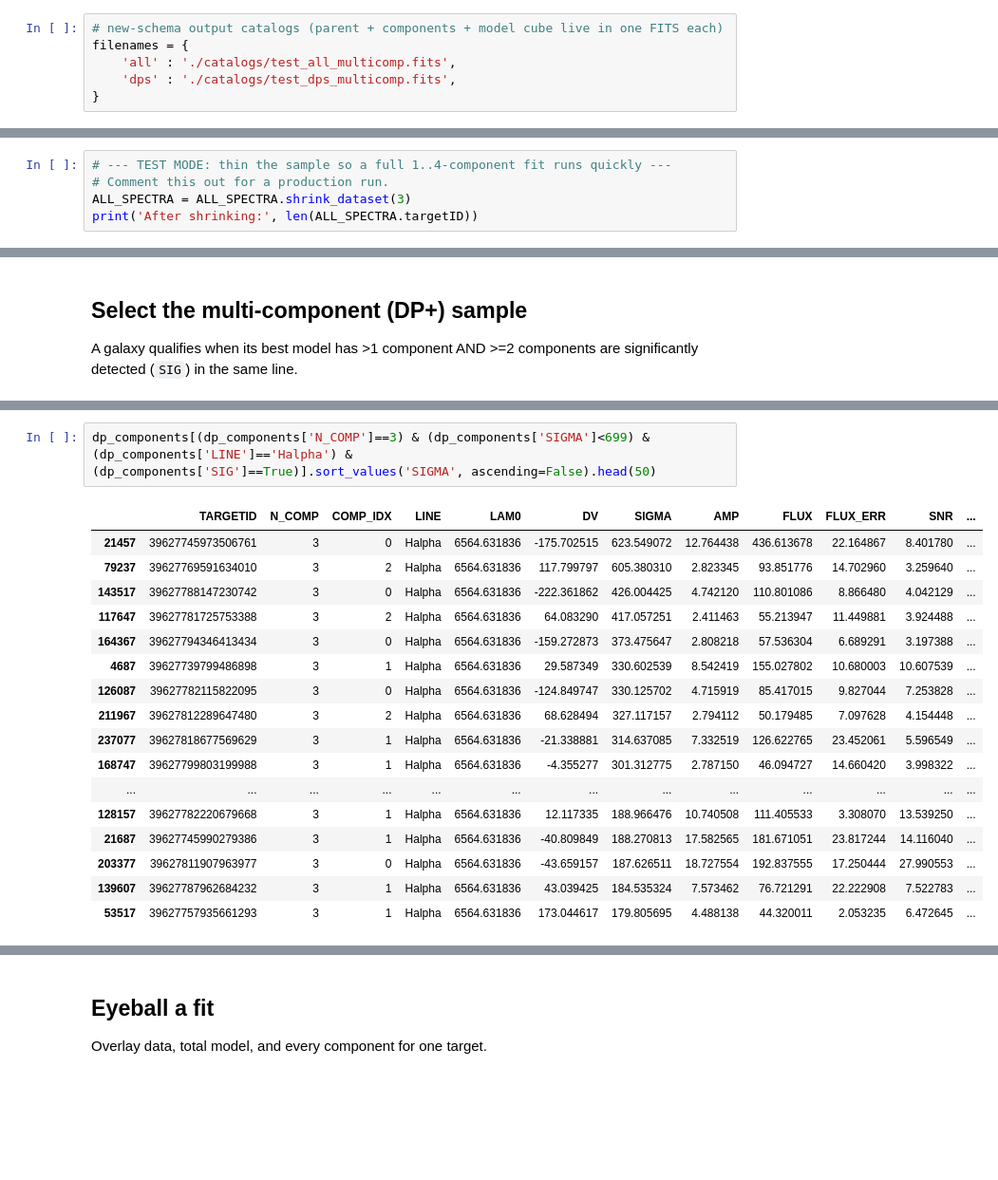
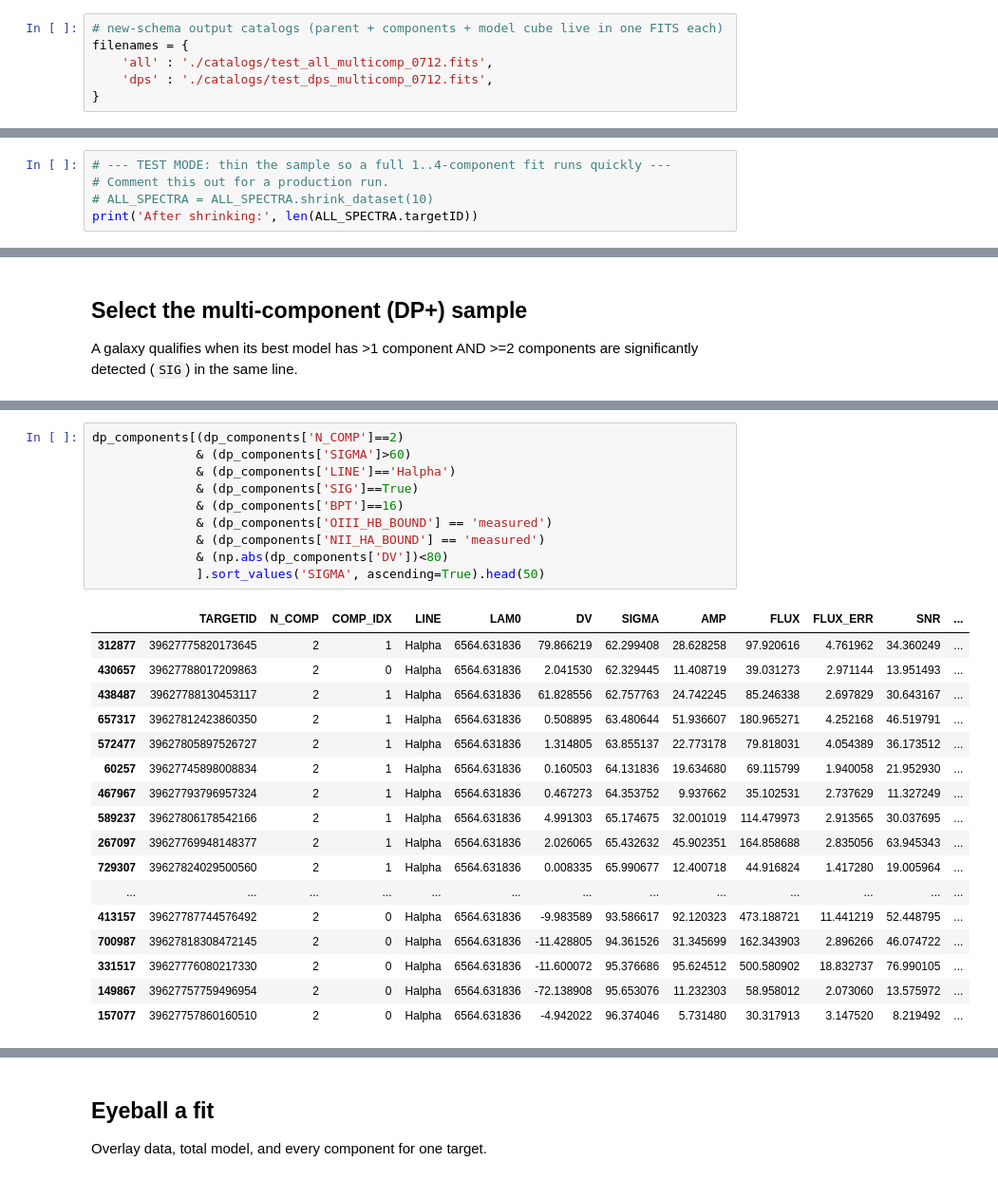
Before and after one commit to hyp0515/searching_inflow, a Jupyter notebook: dp_workflow_new.ipynb, the cells around one changed output, grey strips where cells are left out. Shown at 95% size. Cells and saved outputs as stored; diff of their text form; blank space fills up the shorter version.

```diff
--- a/dp_workflow_new.ipynb
+++ b/dp_workflow_new.ipynb
@@ -23,8 +23,8 @@ fastspecfit     = fits.open('/Users/hyp0515/data/0715_Spring_half_BGS_BRIGHT_cat
 # %%
 # new-schema output catalogs (parent + components + model cube live in one FITS each)
 filenames = {
-    'all' : './catalogs/test_all_multicomp.fits',
-    'dps' : './catalogs/test_dps_multicomp.fits',
+    'all' : './catalogs/test_all_multicomp_0712.fits',
+    'dps' : './catalogs/test_dps_multicomp_0712.fits',
 }
 # %% [markdown]
 ## Build the sample: keep sources with >=1 significant emission line (>5 S/N)
@@ -46,6 +46,6 @@ After significant-emission filter: 57271
 # %%
 # --- TEST MODE: thin the sample so a full 1..4-component fit runs quickly ---
 # Comment this out for a production run.
-ALL_SPECTRA = ALL_SPECTRA.shrink_dataset(3)
+# ALL_SPECTRA = ALL_SPECTRA.shrink_dataset(10)
 print('After shrinking:', len(ALL_SPECTRA.targetID))
 # %% [output]
@@ -200,21 +170,29 @@ DP+ candidates: 4936 / 19091
 50 rows × 27 columns
 # %%
-dp_components[(dp_components['N_COMP']==3) & (dp_components['SIGMA']<699) & (dp_components['LINE']=='Halpha') & (dp_components['SIG']==True)].sort_values('SIGMA', ascending=False).head(50)
+dp_components[(dp_components['N_COMP']==2)
+              & (dp_components['SIGMA']>60)
+              & (dp_components['LINE']=='Halpha')
+              & (dp_components['SIG']==True)
+              & (dp_components['BPT']==16)
+              & (dp_components['OIII_HB_BOUND'] == 'measured')
+              & (dp_components['NII_HA_BOUND'] == 'measured')
+              & (np.abs(dp_components['DV'])<80)
+              ].sort_values('SIGMA', ascending=True).head(50)
 # %% [output]
 |  | TARGETID | N_COMP | COMP_IDX | LINE | LAM0 | DV | SIGMA | AMP | FLUX | FLUX_ERR | SNR | ... |
-| 21457 | 39627745973506761 | 3 | 0 | Halpha | 6564.631836 | -175.702515 | 623.549072 | 12.764438 | 436.613678 | 22.164867 | 8.401780 | ... |
-| 79237 | 39627769591634010 | 3 | 2 | Halpha | 6564.631836 | 117.799797 | 605.380310 | 2.823345 | 93.851776 | 14.702960 | 3.259640 | ... |
-| 143517 | 39627788147230742 | 3 | 0 | Halpha | 6564.631836 | -222.361862 | 426.004425 | 4.742120 | 110.801086 | 8.866480 | 4.042129 | ... |
-| 117647 | 39627781725753388 | 3 | 2 | Halpha | 6564.631836 | 64.083290 | 417.057251 | 2.411463 | 55.213947 | 11.449881 | 3.924488 | ... |
-| 164367 | 39627794346413434 | 3 | 0 | Halpha | 6564.631836 | -159.272873 | 373.475647 | 2.808218 | 57.536304 | 6.689291 | 3.197388 | ... |
-| 4687 | 39627739799486898 | 3 | 1 | Halpha | 6564.631836 | 29.587349 | 330.602539 | 8.542419 | 155.027802 | 10.680003 | 10.607539 | ... |
-| 126087 | 39627782115822095 | 3 | 0 | Halpha | 6564.631836 | -124.849747 | 330.125702 | 4.715919 | 85.417015 | 9.827044 | 7.253828 | ... |
-| 211967 | 39627812289647480 | 3 | 2 | Halpha | 6564.631836 | 68.628494 | 327.117157 | 2.794112 | 50.179485 | 7.097628 | 4.154448 | ... |
-| 237077 | 39627818677569629 | 3 | 1 | Halpha | 6564.631836 | -21.338881 | 314.637085 | 7.332519 | 126.622765 | 23.452061 | 5.596549 | ... |
-| 168747 | 39627799803199988 | 3 | 1 | Halpha | 6564.631836 | -4.355277 | 301.312775 | 2.787150 | 46.094727 | 14.660420 | 3.998322 | ... |
+| 312877 | 39627775820173645 | 2 | 1 | Halpha | 6564.631836 | 79.866219 | 62.299408 | 28.628258 | 97.920616 | 4.761962 | 34.360249 | ... |
+| 430657 | 39627788017209863 | 2 | 0 | Halpha | 6564.631836 | 2.041530 | 62.329445 | 11.408719 | 39.031273 | 2.971144 | 13.951493 | ... |
+| 438487 | 39627788130453117 | 2 | 1 | Halpha | 6564.631836 | 61.828556 | 62.757763 | 24.742245 | 85.246338 | 2.697829 | 30.643167 | ... |
+| 657317 | 39627812423860350 | 2 | 1 | Halpha | 6564.631836 | 0.508895 | 63.480644 | 51.936607 | 180.965271 | 4.252168 | 46.519791 | ... |
+| 572477 | 39627805897526727 | 2 | 1 | Halpha | 6564.631836 | 1.314805 | 63.855137 | 22.773178 | 79.818031 | 4.054389 | 36.173512 | ... |
+| 60257 | 39627745898008834 | 2 | 1 | Halpha | 6564.631836 | 0.160503 | 64.131836 | 19.634680 | 69.115799 | 1.940058 | 21.952930 | ... |
+| 467967 | 39627793796957324 | 2 | 1 | Halpha | 6564.631836 | 0.467273 | 64.353752 | 9.937662 | 35.102531 | 2.737629 | 11.327249 | ... |
+| 589237 | 39627806178542166 | 2 | 1 | Halpha | 6564.631836 | 4.991303 | 65.174675 | 32.001019 | 114.479973 | 2.913565 | 30.037695 | ... |
+| 267097 | 39627769948148377 | 2 | 1 | Halpha | 6564.631836 | 2.026065 | 65.432632 | 45.902351 | 164.858688 | 2.835056 | 63.945343 | ... |
+| 729307 | 39627824029500560 | 2 | 1 | Halpha | 6564.631836 | 0.008335 | 65.990677 | 12.400718 | 44.916824 | 1.417280 | 19.005964 | ... |
 | ... | ... | ... | ... | ... | ... | ... | ... | ... | ... | ... | ... | ... |
-| 128157 | 39627782220679668 | 3 | 1 | Halpha | 6564.631836 | 12.117335 | 188.966476 | 10.740508 | 111.405533 | 3.308070 | 13.539250 | ... |
-| 21687 | 39627745990279386 | 3 | 1 | Halpha | 6564.631836 | -40.809849 | 188.270813 | 17.582565 | 181.671051 | 23.817244 | 14.116040 | ... |
-| 203377 | 39627811907963977 | 3 | 0 | Halpha | 6564.631836 | -43.659157 | 187.626511 | 18.727554 | 192.837555 | 17.250444 | 27.990553 | ... |
-| 139607 | 39627787962684232 | 3 | 1 | Halpha | 6564.631836 | 43.039425 | 184.535324 | 7.573462 | 76.721291 | 22.222908 | 7.522783 | ... |
-| 53517 | 39627757935661293 | 3 | 1 | Halpha | 6564.631836 | 173.044617 | 179.805695 | 4.488138 | 44.320011 | 2.053235 | 6.472645 | ... |
+| 413157 | 39627787744576492 | 2 | 0 | Halpha | 6564.631836 | -9.983589 | 93.586617 | 92.120323 | 473.188721 | 11.441219 | 52.448795 | ... |
+| 700987 | 39627818308472145 | 2 | 0 | Halpha | 6564.631836 | -11.428805 | 94.361526 | 31.345699 | 162.343903 | 2.896266 | 46.074722 | ... |
+| 331517 | 39627776080217330 | 2 | 0 | Halpha | 6564.631836 | -11.600072 | 95.376686 | 95.624512 | 500.580902 | 18.832737 | 76.990105 | ... |
+| 149867 | 39627757759496954 | 2 | 0 | Halpha | 6564.631836 | -72.138908 | 95.653076 | 11.232303 | 58.958012 | 2.073060 | 13.575972 | ... |
+| 157077 | 39627757860160510 | 2 | 0 | Halpha | 6564.631836 | -4.942022 | 96.374046 | 5.731480 | 30.317913 | 3.147520 | 8.219492 | ... |
```
Also changed, not shown: parts of 27 cells of this notebook, 7 other files.
